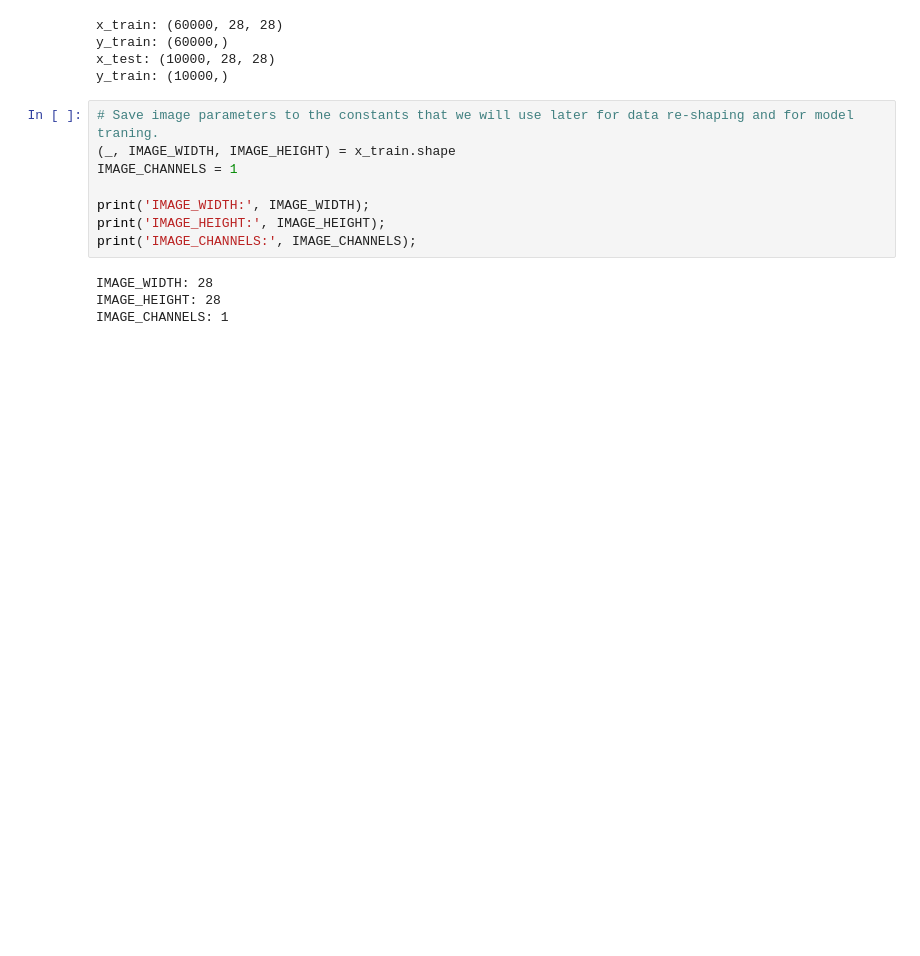
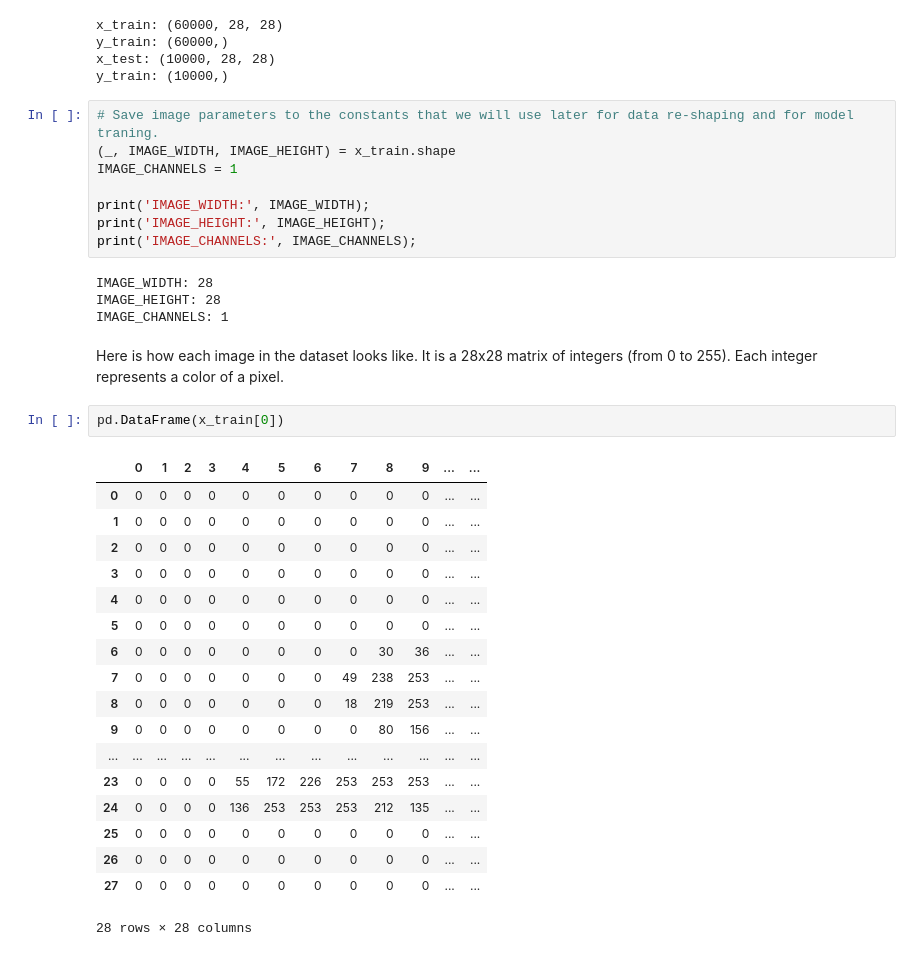
Before and after one commit to Maruf520/handwritten-digit-recognizer, a Jupyter notebook: digits_recognition.ipynb, the cells around one changed output. Cells and saved outputs as stored; diff of their text form; blank space fills up the shorter version.

```diff
--- a/digits_recognition.ipynb
+++ b/digits_recognition.ipynb
@@ -49,3 +49,26 @@ print('IMAGE_CHANNELS:', IMAGE_CHANNELS);
 IMAGE_WIDTH: 28
 IMAGE_HEIGHT: 28
 IMAGE_CHANNELS: 1
+# %% [markdown]
+Here is how each image in the dataset looks like. It is a 28x28 matrix of integers (from 0 to 255). Each integer represents a color of a pixel.
+# %%
+pd.DataFrame(x_train[0])
+# %% [output]
+|  | 0 | 1 | 2 | 3 | 4 | 5 | 6 | 7 | 8 | 9 | ... | ... |
+| 0 | 0 | 0 | 0 | 0 | 0 | 0 | 0 | 0 | 0 | 0 | ... | ... |
+| 1 | 0 | 0 | 0 | 0 | 0 | 0 | 0 | 0 | 0 | 0 | ... | ... |
+| 2 | 0 | 0 | 0 | 0 | 0 | 0 | 0 | 0 | 0 | 0 | ... | ... |
+| 3 | 0 | 0 | 0 | 0 | 0 | 0 | 0 | 0 | 0 | 0 | ... | ... |
+| 4 | 0 | 0 | 0 | 0 | 0 | 0 | 0 | 0 | 0 | 0 | ... | ... |
+| 5 | 0 | 0 | 0 | 0 | 0 | 0 | 0 | 0 | 0 | 0 | ... | ... |
+| 6 | 0 | 0 | 0 | 0 | 0 | 0 | 0 | 0 | 30 | 36 | ... | ... |
+| 7 | 0 | 0 | 0 | 0 | 0 | 0 | 0 | 49 | 238 | 253 | ... | ... |
+| 8 | 0 | 0 | 0 | 0 | 0 | 0 | 0 | 18 | 219 | 253 | ... | ... |
+| 9 | 0 | 0 | 0 | 0 | 0 | 0 | 0 | 0 | 80 | 156 | ... | ... |
+| ... | ... | ... | ... | ... | ... | ... | ... | ... | ... | ... | ... | ... |
+| 23 | 0 | 0 | 0 | 0 | 55 | 172 | 226 | 253 | 253 | 253 | ... | ... |
+| 24 | 0 | 0 | 0 | 0 | 136 | 253 | 253 | 253 | 212 | 135 | ... | ... |
+| 25 | 0 | 0 | 0 | 0 | 0 | 0 | 0 | 0 | 0 | 0 | ... | ... |
+| 26 | 0 | 0 | 0 | 0 | 0 | 0 | 0 | 0 | 0 | 0 | ... | ... |
+| 27 | 0 | 0 | 0 | 0 | 0 | 0 | 0 | 0 | 0 | 0 | ... | ... |
+28 rows × 28 columns
```
Also changed, not shown: parts of 4 cells of this notebook.
